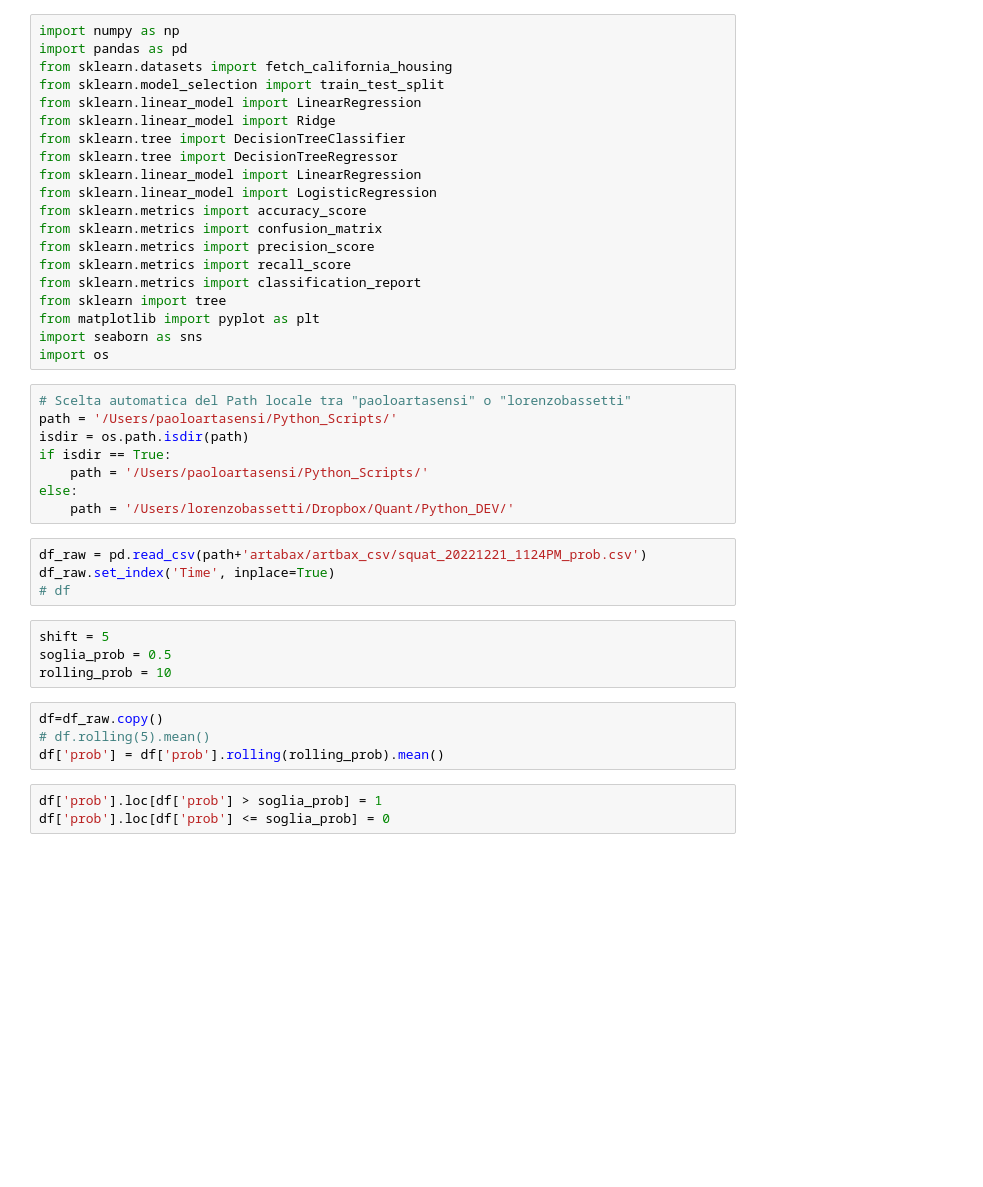
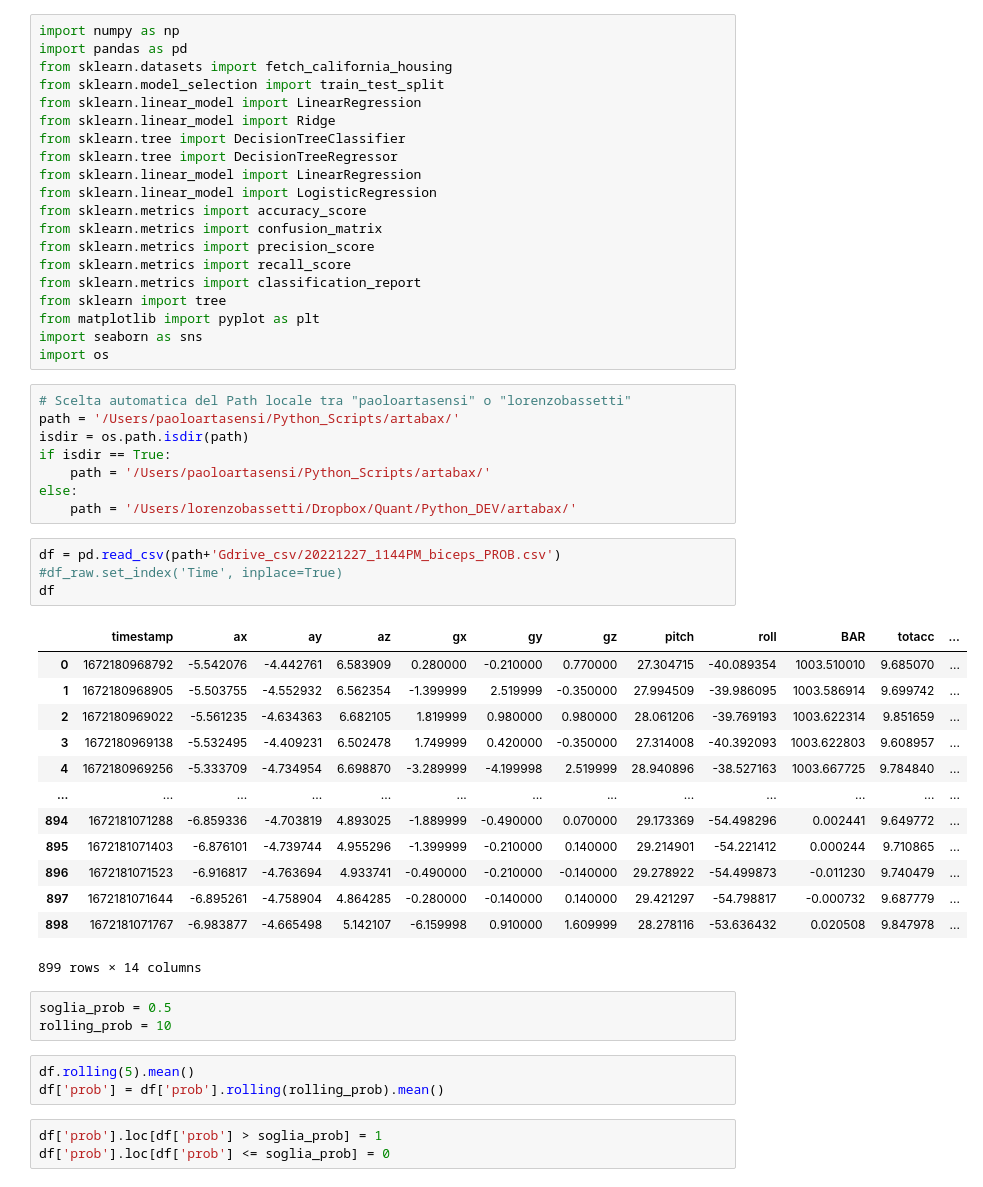
Before and after one commit to paoloartasensi/wow, a Jupyter notebook: TEST_pressMOV_prob.ipynb, the cells around one changed output. Saved outputs shown, nothing was run; the diff lists cells and outputs as text; blank space fills up the shorter version.

```diff
--- a/TEST_pressMOV_prob.ipynb
+++ b/TEST_pressMOV_prob.ipynb
@@ -22,23 +22,35 @@ import seaborn as sns
 import os
 # %%
 # Scelta automatica del Path locale tra "paoloartasensi" o "lorenzobassetti"
-path = '/Users/paoloartasensi/Python_Scripts/'
+path = '/Users/paoloartasensi/Python_Scripts/artabax/'
 isdir = os.path.isdir(path)
 if isdir == True:
-    path = '/Users/paoloartasensi/Python_Scripts/'
+    path = '/Users/paoloartasensi/Python_Scripts/artabax/'
 else:
-    path = '/Users/lorenzobassetti/Dropbox/Quant/Python_DEV/'
+    path = '/Users/lorenzobassetti/Dropbox/Quant/Python_DEV/artabax/'
 # %%
-df_raw = pd.read_csv(path+'artabax/artbax_csv/squat_20221221_1124PM_prob.csv')
-df_raw.set_index('Time', inplace=True)
-# df
+df = pd.read_csv(path+'Gdrive_csv/20221227_1144PM_biceps_PROB.csv')
+#df_raw.set_index('Time', inplace=True)
+df
+# %% [output]
+|  | timestamp | ax | ay | az | gx | gy | gz | pitch | roll | BAR | totacc | ... |
+| 0 | 1672180968792 | -5.542076 | -4.442761 | 6.583909 | 0.280000 | -0.210000 | 0.770000 | 27.304715 | -40.089354 | 1003.510010 | 9.685070 | ... |
+| 1 | 1672180968905 | -5.503755 | -4.552932 | 6.562354 | -1.399999 | 2.519999 | -0.350000 | 27.994509 | -39.986095 | 1003.586914 | 9.699742 | ... |
+| 2 | 1672180969022 | -5.561235 | -4.634363 | 6.682105 | 1.819999 | 0.980000 | 0.980000 | 28.061206 | -39.769193 | 1003.622314 | 9.851659 | ... |
+| 3 | 1672180969138 | -5.532495 | -4.409231 | 6.502478 | 1.749999 | 0.420000 | -0.350000 | 27.314008 | -40.392093 | 1003.622803 | 9.608957 | ... |
+| 4 | 1672180969256 | -5.333709 | -4.734954 | 6.698870 | -3.289999 | -4.199998 | 2.519999 | 28.940896 | -38.527163 | 1003.667725 | 9.784840 | ... |
+| ... | ... | ... | ... | ... | ... | ... | ... | ... | ... | ... | ... | ... |
+| 894 | 1672181071288 | -6.859336 | -4.703819 | 4.893025 | -1.889999 | -0.490000 | 0.070000 | 29.173369 | -54.498296 | 0.002441 | 9.649772 | ... |
+| 895 | 1672181071403 | -6.876101 | -4.739744 | 4.955296 | -1.399999 | -0.210000 | 0.140000 | 29.214901 | -54.221412 | 0.000244 | 9.710865 | ... |
+| 896 | 1672181071523 | -6.916817 | -4.763694 | 4.933741 | -0.490000 | -0.210000 | -0.140000 | 29.278922 | -54.499873 | -0.011230 | 9.740479 | ... |
+| 897 | 1672181071644 | -6.895261 | -4.758904 | 4.864285 | -0.280000 | -0.140000 | 0.140000 | 29.421297 | -54.798817 | -0.000732 | 9.687779 | ... |
+| 898 | 1672181071767 | -6.983877 | -4.665498 | 5.142107 | -6.159998 | 0.910000 | 1.609999 | 28.278116 | -53.636432 | 0.020508 | 9.847978 | ... |
+899 rows × 14 columns
 # %%
-shift = 5
 soglia_prob = 0.5
 rolling_prob = 10
 # %%
-df=df_raw.copy()
-# df.rolling(5).mean()
+df.rolling(5).mean()
 df['prob'] = df['prob'].rolling(rolling_prob).mean()
 # %%
 df['prob'].loc[df['prob'] > soglia_prob] = 1
```
Also changed, not shown: parts of 3 cells of this notebook, 4 other files.
